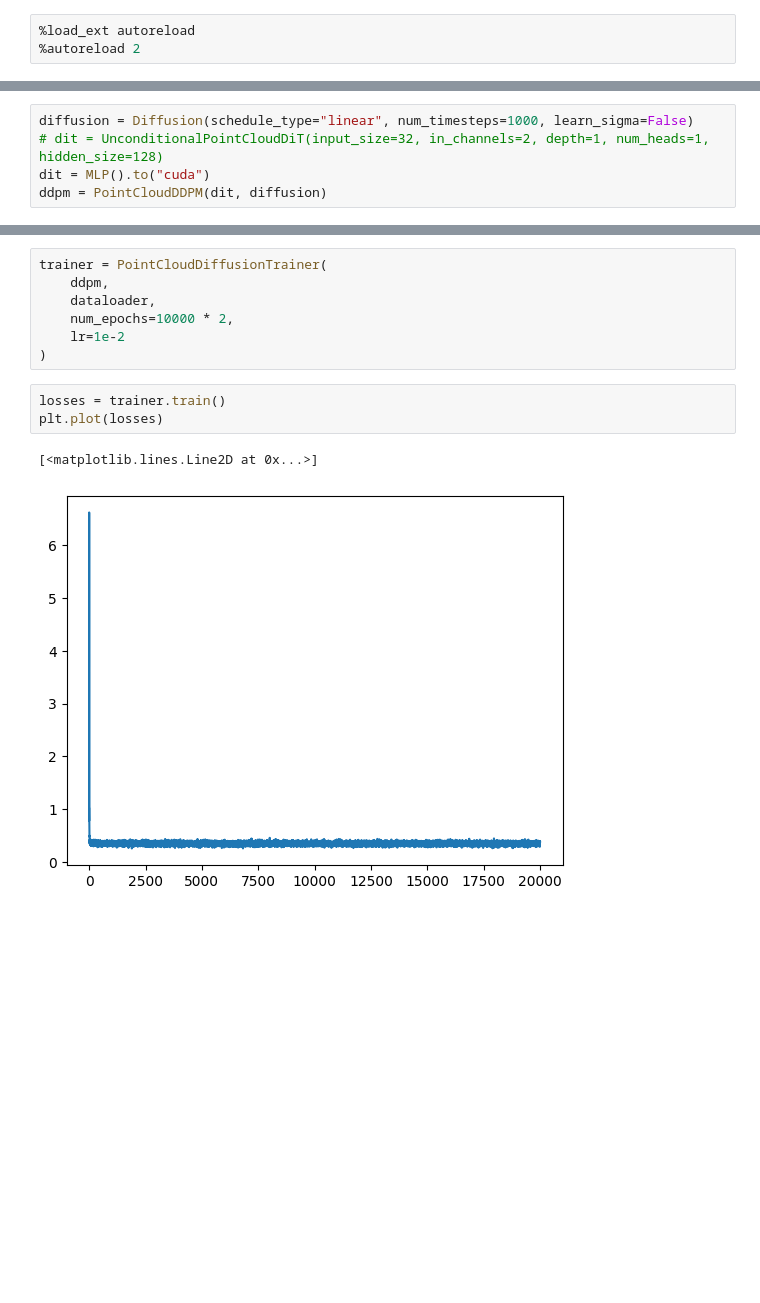
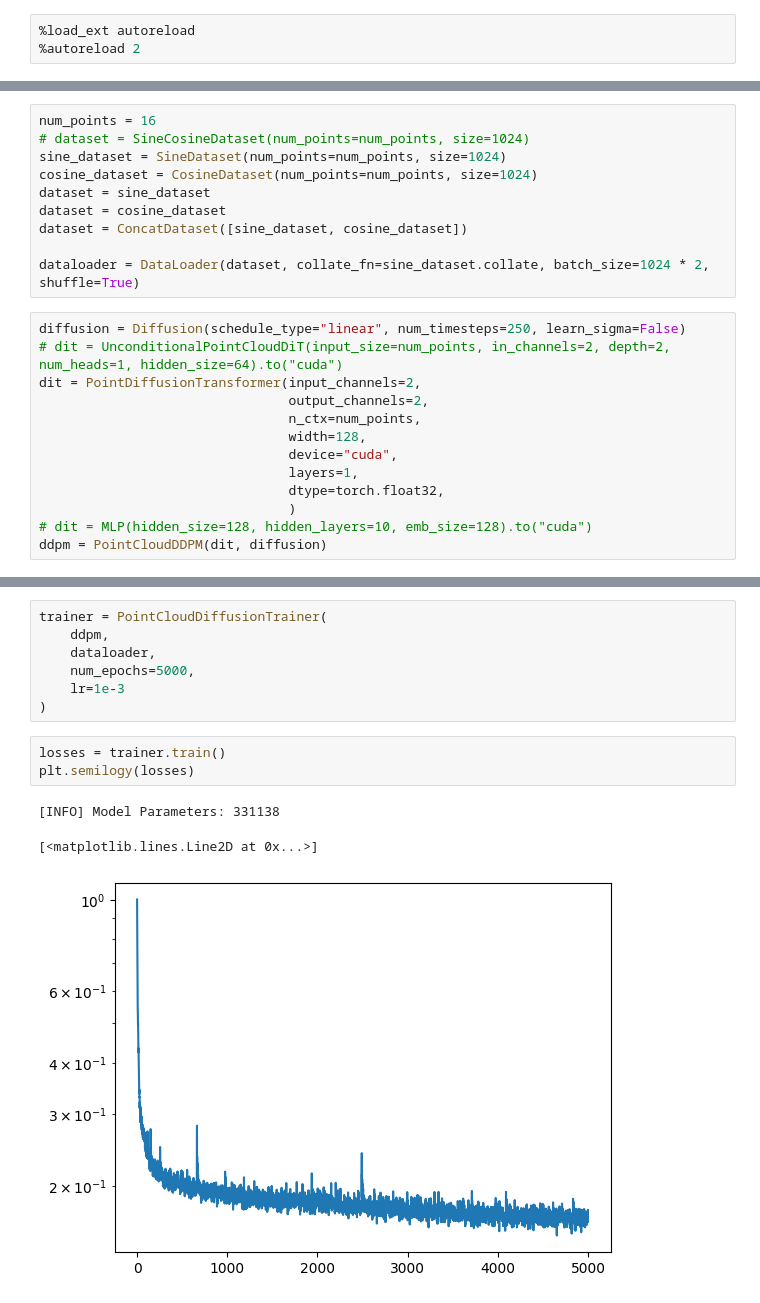
Before and after one commit to minii-ai/tiny-text-to-3d, a Jupyter notebook: notebooks/sine_cosine copy 2.ipynb, the cells around one changed output, grey strips where cells are left out. Drawn from its saved outputs; the diff is of its cells as text; blank space fills up the shorter version.

```diff
--- a/notebooks/sine_cosine copy 2.ipynb
+++ b/notebooks/sine_cosine copy 2.ipynb
@@ -36,5 +17,23 @@ dataloader = DataLoader(dataset, collate_fn=dataset.collate, batch_size=128)
+# %%
+num_points = 16
+# dataset = SineCosineDataset(num_points=num_points, size=1024)
+sine_dataset = SineDataset(num_points=num_points, size=1024)
+cosine_dataset = CosineDataset(num_points=num_points, size=1024)
+dataset = sine_dataset
+dataset = cosine_dataset
+dataset = ConcatDataset([sine_dataset, cosine_dataset])
+
+dataloader = DataLoader(dataset, collate_fn=sine_dataset.collate, batch_size=1024 * 2, shuffle=True)
 # %%
-diffusion = Diffusion(schedule_type="linear", num_timesteps=1000, learn_sigma=False)
-# dit = UnconditionalPointCloudDiT(input_size=32, in_channels=2, depth=1, num_heads=1, hidden_size=128)
-dit = MLP().to("cuda")
+diffusion = Diffusion(schedule_type="linear", num_timesteps=250, learn_sigma=False)
+# dit = UnconditionalPointCloudDiT(input_size=num_points, in_channels=2, depth=2, num_heads=1, hidden_size=64).to("cuda")
+dit = PointDiffusionTransformer(input_channels=2,
+                                output_channels=2,
+                                n_ctx=num_points,
+                                width=128,
+                                device="cuda",
+                                layers=1,
+                                dtype=torch.float32,
+                                )
+# dit = MLP(hidden_size=128, hidden_layers=10, emb_size=128).to("cuda")
 ddpm = PointCloudDDPM(dit, diffusion)
@@ -46,13 +50,14 @@ count_parameters(dit)
 trainer = PointCloudDiffusionTrainer(
     ddpm,
     dataloader,
-    num_epochs=10000 * 2,
-    lr=1e-2
+    num_epochs=5000,
+    lr=1e-3
 )
 # %%
 losses = trainer.train()
-plt.plot(losses)
+plt.semilogy(losses)
 # %% [output]
-[<matplotlib.lines.Line2D at 0x...>]
+[INFO] Model Parameters: 331138
+[<matplotlib.lines.Line2D at 0x...>]
-[figure, old version]
+[figure, new version]
 # %%
```
Also changed, not shown: parts of 7 cells of this notebook, 12 other files.
